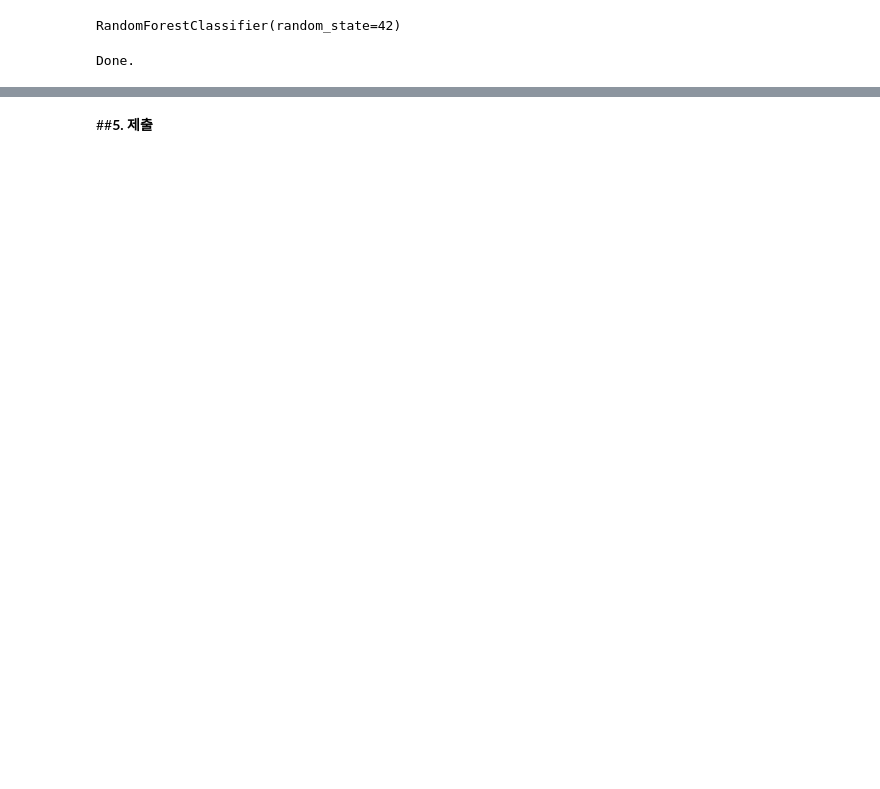
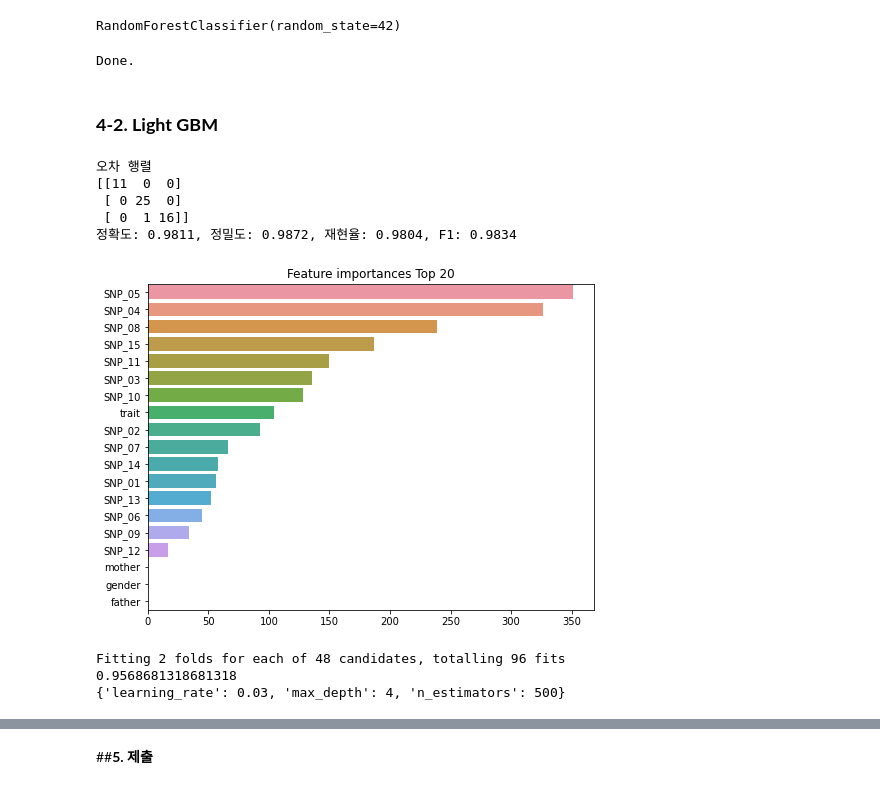
Before and after one commit to chacha715/ESA, a Jupyter notebook: 유전체_정보_품종_분류_AI_경진대회_2.ipynb, the cells around one changed output, grey strips where cells are left out. Cells and saved outputs as stored; diff of their text form; code cells hidden in the pictures; blank space fills up the shorter version.

```diff
--- a/유전체_정보_품종_분류_AI_경진대회_2.ipynb
+++ b/유전체_정보_품종_분류_AI_경진대회_2.ipynb
@@ -128,9 +154,9 @@ from sklearn.metrics import confusion_matrix, accuracy_score, precision_score, r
 def get_clf_eval(y_test, pred=None, pred_proba=None):
     confusion = confusion_matrix(y_test, pred)
     accuracy = accuracy_score(y_test , pred)
-    precision = precision_score(y_test , pred, average='micro') #'macro', 'weighted'도 가능
-    recall = recall_score(y_test , pred, average='micro')
-    f1 = f1_score(y_test,pred, average='micro')
+    precision = precision_score(y_test , pred, average='macro') #'micro', 'weighted'도 가능
+    recall = recall_score(y_test , pred, average='macro')
+    f1 = f1_score(y_test,pred, average='macro')
     print('오차 행렬')
     print(confusion)
     print('정확도: {0:.4f}, 정밀도: {1:.4f}, 재현율: {2:.4f}, F1: {3:.4f}'.format(accuracy, precision, recall, f1))
@@ -199,3 +227,32 @@ preds = clf.predict(test_x)
 print('Done.')
 # %% [output]
 Done.
+# %% [markdown]
+### **4-2. Light GBM**
+# %%
+from lightgbm import LGBMClassifier
+import lightgbm as lgbm
+lgbm_clf = LGBMClassifier()
+get_model_train_eval(lgbm_clf, ftr_train=X_train, ftr_test=X_tr_test, tgt_train=y_train, tgt_test=y_tr_test)
+# %% [output]
+오차 행렬
+[[11  0  0]
+ [ 0 25  0]
+ [ 0  1 16]]
+정확도: 0.9811, 정밀도: 0.9872, 재현율: 0.9804, F1: 0.9834
+# %%
+# feature 중요도
+import matplotlib.pyplot as plt
+import seaborn as sns
+%matplotlib inline
+
+ftr_importances_values = lgbm_clf.feature_importances_
+ftr_importances = pd.Series(ftr_importances_values,index=X_train.columns  )
+ftr_top20 = ftr_importances.sort_values(ascending=False)[:20]
+
+plt.figure(figsize=(8,6))
+plt.title('Feature importances Top 20')
+sns.barplot(x=ftr_top20 , y = ftr_top20.index)
+plt.show()
+# %% [output]
+[figure, added]
@@ -201,0 +268,21 @@ Done.
+# %%
+lgbm_clf1 = LGBMClassifier()
+parameters = {'max_depth': [4,6,8,10],
+              'learning_rate': [0.01,0.03,0.1,0.15],
+              'n_estimators': [100,300,500]
+}
+
+
+lgbm_grid = GridSearchCV(lgbm_clf1,
+                        parameters,
+                        cv = 2,
+                        n_jobs = -1,
+                        verbose = True)
+lgbm_grid.fit(X_train, y_train)
+
+print(lgbm_grid.best_score_)
+print(lgbm_grid.best_params_)
+# %% [output]
+Fitting 2 folds for each of 48 candidates, totalling 96 fits
+0.9568681318681318
+{'learning_rate': 0.03, 'max_depth': 4, 'n_estimators': 500}
```
Also changed, not shown: parts of 14 cells of this notebook.
